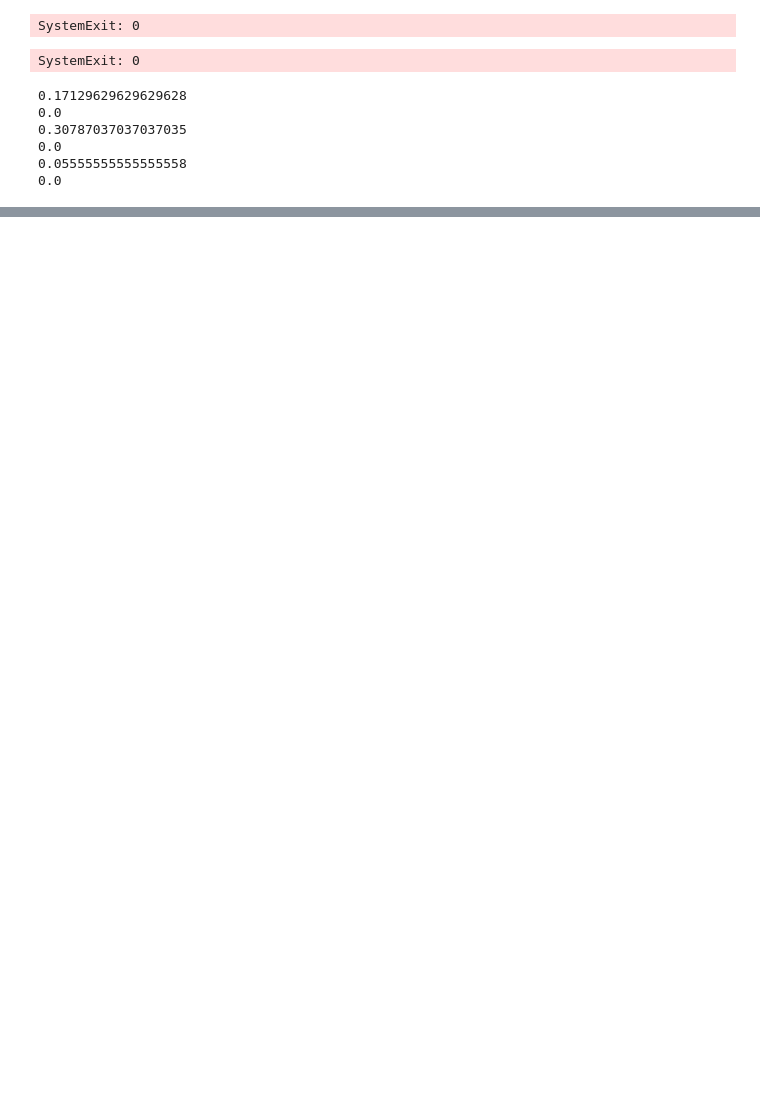
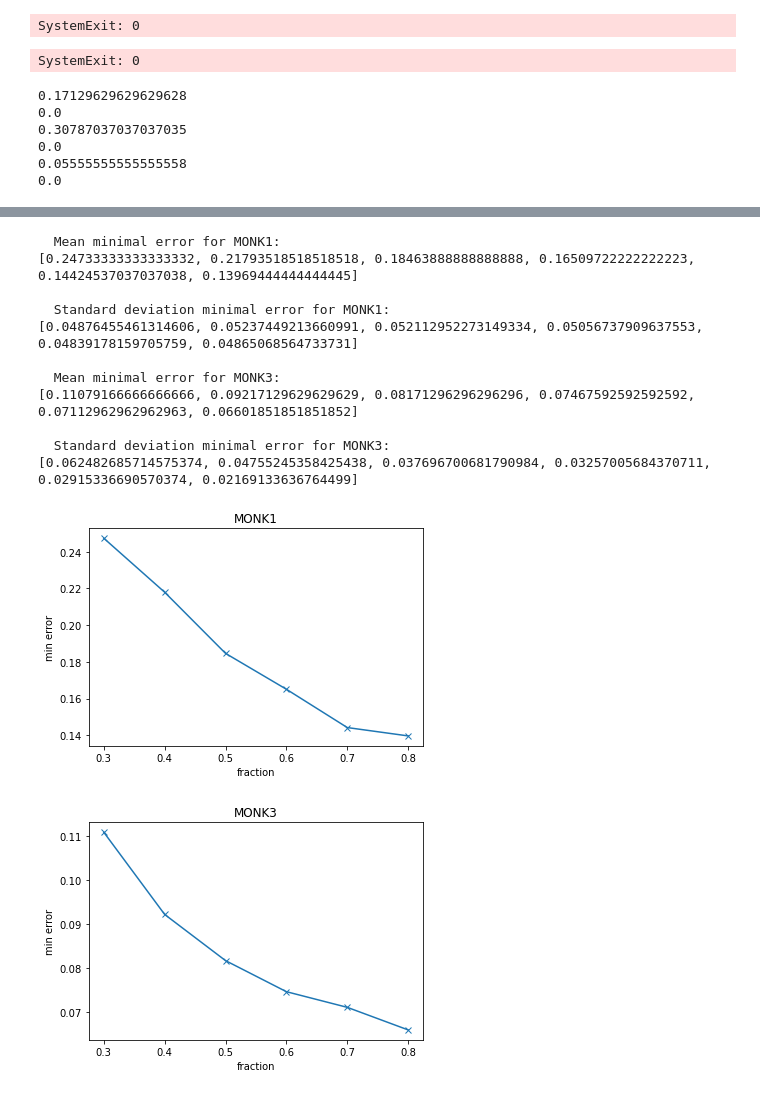
Before and after one commit to ywtedros/DD2421-Machine-learning, a Jupyter notebook: python/lab_1_notebook.ipynb, the cells around one changed output, grey strips where cells are left out. Drawn from its saved outputs; the diff is of its cells as text; code cells hidden in the pictures; blank space fills up the shorter version.

```diff
--- a/python/lab_1_notebook.ipynb
+++ b/python/lab_1_notebook.ipynb
@@ -198,0 +292,78 @@ monk1train, monk1val = partition(md.monk1, 0.6)
+# %%
+import random
+from statistics import *
+#from tkinter import N
+import dtree as dt
+import drawtree_qt5 as dwt
+import matplotlib.pyplot as plt
+
+def partition(data, fraction):
+    ldata = list(data)
+    random.shuffle(ldata)
+    breakPoint = int(len(ldata) * fraction)
+    return ldata[:breakPoint], ldata[breakPoint:]
+
+
+
+
+def main_2():
+    fraction = [0.3, 0.4, 0.5, 0.6, 0.7, 0.8]
+    precision = 500
+    mean_min_error_MONK1 = []
+    std_MONK1 = []
+    mean_min_error_MONK3 = []
+    std_MONK3 = []
+    for fraction_ in fraction:
+        min_error_MONK1 = []
+        min_error_MONK3 = []
+        for n in range(precision):
+            monk1train, monk1val = partition(md.monk1, fraction_)
+            monk3train, monk3val = partition(md.monk3, fraction_)
+            tree_m1 = dt.buildTree(monk1train, md.attributes)
+            tree_m3 = dt.buildTree(monk3train, md.attributes)
+            min_error_MONK1.append(1-dt.check(main(tree_m1, monk1val), md.monk1test))
+            min_error_MONK3.append(1-dt.check(main(tree_m3, monk3val), md.monk3test))
+        mean_min_error_MONK1.append(mean(min_error_MONK1))
+        mean_min_error_MONK3.append(mean(min_error_MONK3))
+        std_MONK1.append(stdev(min_error_MONK1))
+        std_MONK3.append(stdev(min_error_MONK3))
+
+    print('\n  Mean minimal error for MONK1:')
+    print(mean_min_error_MONK1)
+    print('\n  Standard deviation minimal error for MONK1:')
+    print(std_MONK1)
+    print('\n  Mean minimal error for MONK3:')
+    print(mean_min_error_MONK3)
+    print('\n  Standard deviation minimal error for MONK3:')
+    print(std_MONK3)
+
+    plot1 = plt.figure(1)
+    plt.plot(fraction, mean_min_error_MONK1, marker='x')
+    plt.ylabel('min error')
+    plt.xlabel('fraction')
+    plt.title('MONK1')
+
+    plot2 = plt.figure(2)
+    plt.plot(fraction, mean_min_error_MONK3, marker='x')
+    plt.ylabel('min error')
+    plt.xlabel('fraction')
+    plt.title('MONK3')
+
+    plt.show()
+
+
+main_2()
+# %% [output]
+  Mean minimal error for MONK1:
+[0.24733333333333332, 0.21793518518518518, 0.18463888888888888, 0.16509722222222223, 0.14424537037037038, 0.13969444444444445]
+
+  Standard deviation minimal error for MONK1:
+[0.04876455461314606, 0.05237449213660991, 0.052112952273149334, 0.05056737909637553, 0.04839178159705759, 0.04865068564733731]
+
+  Mean minimal error for MONK3:
+[0.11079166666666666, 0.09217129629629629, 0.08171296296296296, 0.07467592592592592, 0.07112962962962963, 0.06601851851851852]
+
+  Standard deviation minimal error for MONK3:
+[0.062482685714575374, 0.04755245358425438, 0.037696700681790984, 0.03257005684370711, 0.02915336690570374, 0.02169133636764499]
+[figure, added]
+[figure, added]
```
Also changed, not shown: parts of 5 cells of this notebook.
